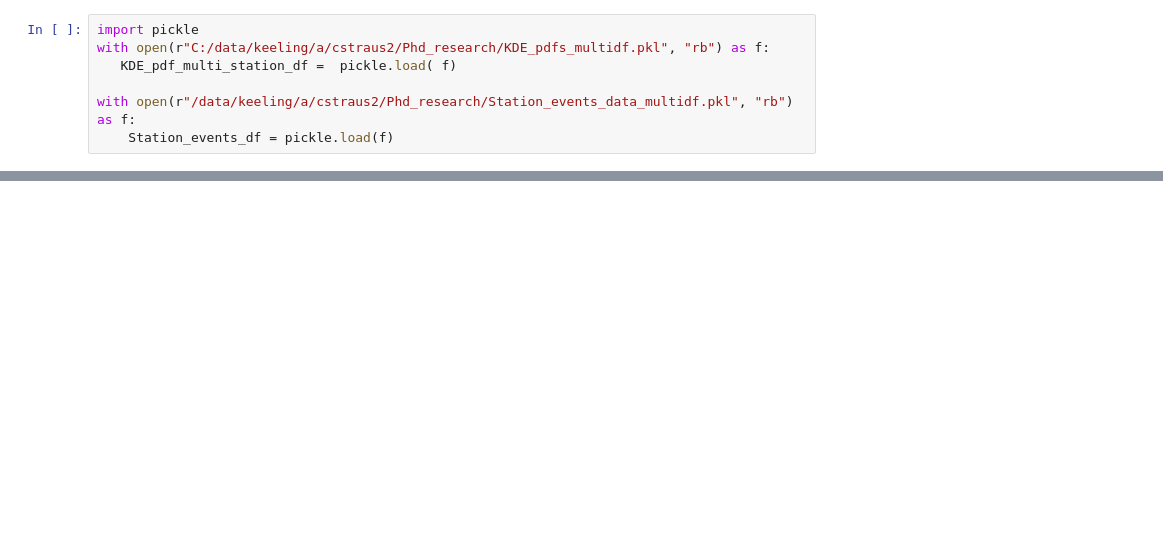
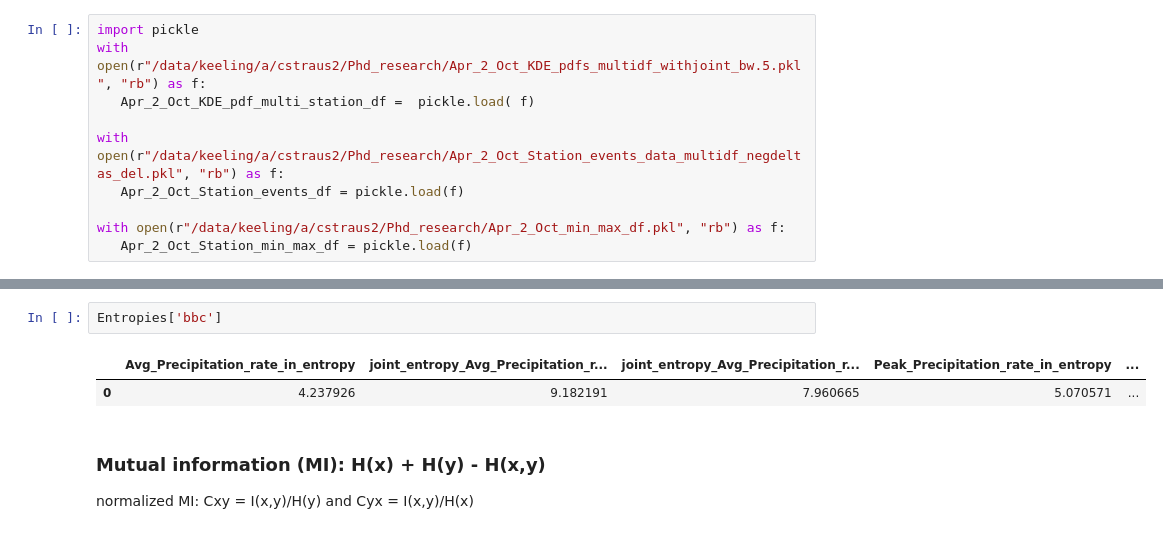
Before and after one commit to cstraus22/IL_WARM_MI_analysis, a Jupyter notebook: Entropy_MI_sm.ipynb, the cells around one changed output, grey strips where cells are left out. Drawn from its saved outputs; the diff is of its cells as text; blank space fills up the shorter version.

```diff
--- a/Entropy_MI_sm.ipynb
+++ b/Entropy_MI_sm.ipynb
@@ -8,11 +9,14 @@ import matplotlib.pyplot as plt
 import tqdm as tqdm
 # %%
 import pickle
-with open(r"C:/data/keeling/a/cstraus2/Phd_research/KDE_pdfs_multidf.pkl", "rb") as f:
-   KDE_pdf_multi_station_df =  pickle.load( f)
+with open(r"/data/keeling/a/cstraus2/Phd_research/Apr_2_Oct_KDE_pdfs_multidf_withjoint_bw.5.pkl", "rb") as f:
+   Apr_2_Oct_KDE_pdf_multi_station_df =  pickle.load( f)
 
-with open(r"/data/keeling/a/cstraus2/Phd_research/Station_events_data_multidf.pkl", "rb") as f:
-    Station_events_df = pickle.load(f)
+with open(r"/data/keeling/a/cstraus2/Phd_research/Apr_2_Oct_Station_events_data_multidf_negdeltas_del.pkl", "rb") as f:
+   Apr_2_Oct_Station_events_df = pickle.load(f)
+
+with open(r"/data/keeling/a/cstraus2/Phd_research/Apr_2_Oct_min_max_df.pkl", "rb") as f:
+   Apr_2_Oct_Station_min_max_df = pickle.load(f)
 # %% [markdown]
 calculate shannon's entropy and then the mutual information
 
@@ -41,0 +289,8 @@ def calc_entropy(kde_dict_data):
+# %%
+Entropies['bbc']
+# %% [output]
+|  | Avg_Precipitation_rate_in_entropy | joint_entropy_Avg_Precipitation_r... | joint_entropy_Avg_Precipitation_r... | Peak_Precipitation_rate_in_entropy | ... |
+| 0 | 4.237926 | 9.182191 | 7.960665 | 5.070571 | ... |
+# %% [markdown]
+### Mutual information (MI): H(x) + H(y) - H(x,y)
+normalized MI: Cxy = I(x,y)/H(y) and Cyx = I(x,y)/H(x)
```
Also changed, not shown: parts of 15 cells of this notebook, 25 other files.
